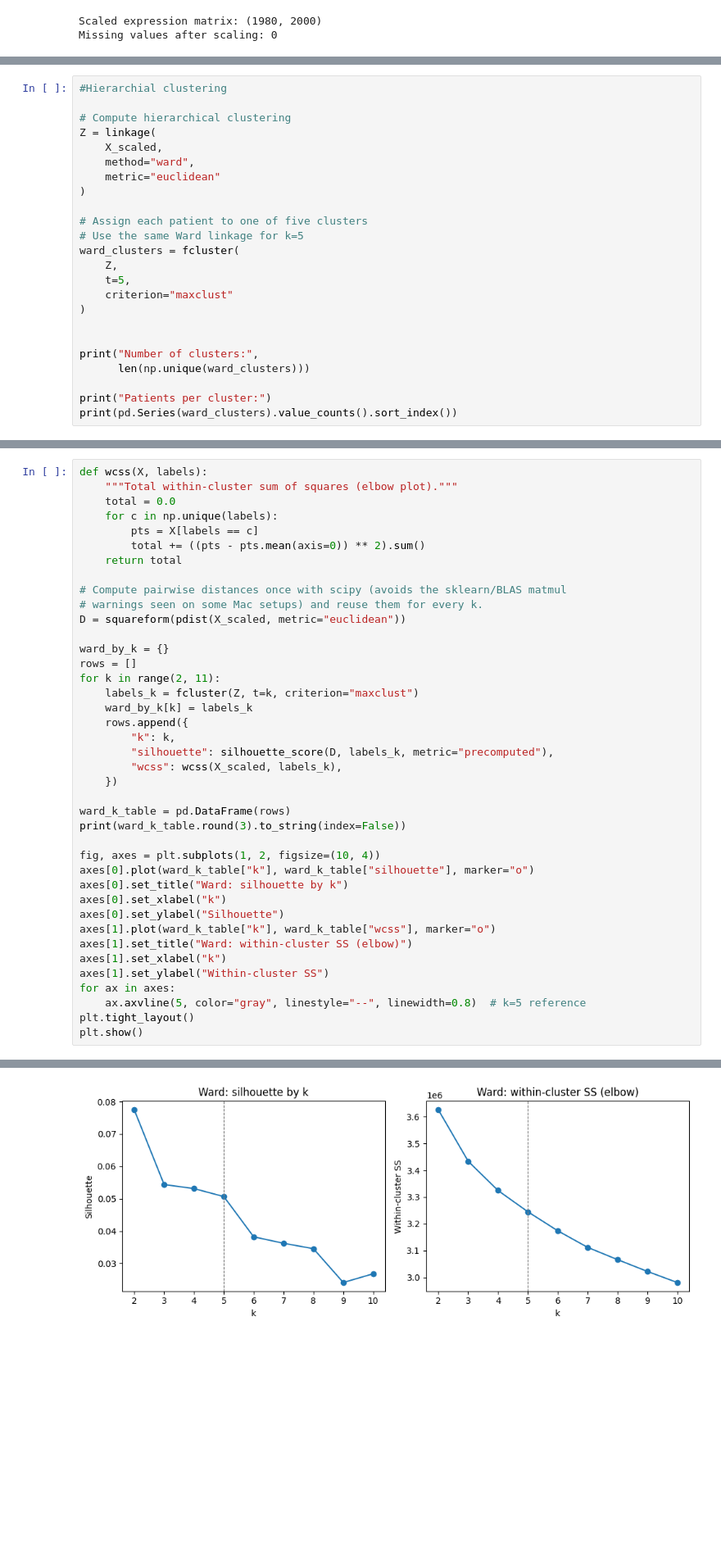
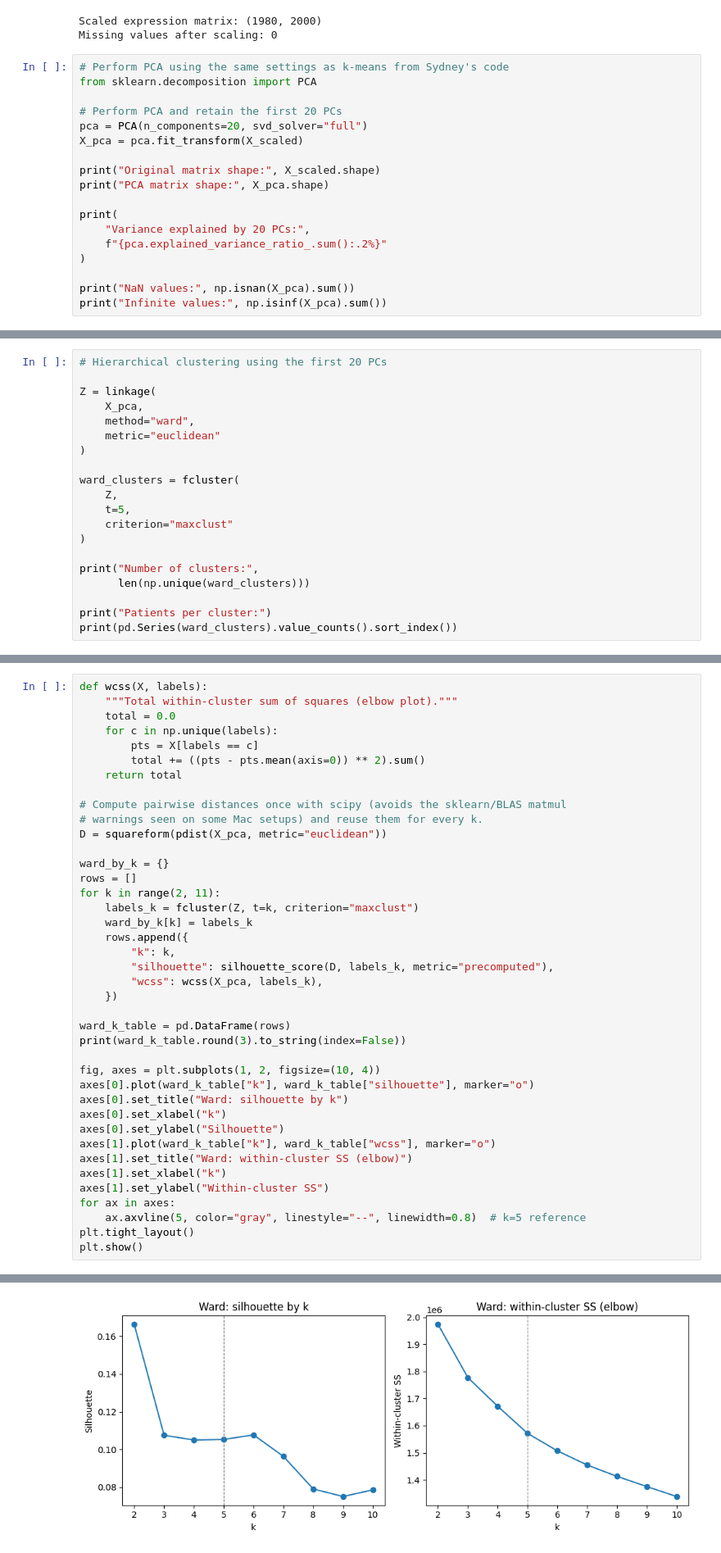
Before and after one commit to yang05051/biostat_707_final, a Jupyter notebook: Ward Clustering and comparison to PAM50.ipynb, the cells around one changed output, grey strips where cells are left out. Shown at 82% size. Saved outputs shown, nothing was run; the diff lists cells and outputs as text; blank space fills up the shorter version.

Commit message:
Add files via upload
Updated Ward clustering with PCA

```diff
--- a/Ward Clustering and comparison to PAM50.ipynb
+++ b/Ward Clustering and comparison to PAM50.ipynb
@@ -378,3 +379,21 @@ print("Missing values after scaling:", np.isnan(X_scaled).sum())
 # %% [output]
 Scaled expression matrix: (1980, 2000)
 Missing values after scaling: 0
+# %%
+# Perform PCA using the same settings as k-means from Sydney's code
+from sklearn.decomposition import PCA
+
+# Perform PCA and retain the first 20 PCs
+pca = PCA(n_components=20, svd_solver="full")
+X_pca = pca.fit_transform(X_scaled)
+
+print("Original matrix shape:", X_scaled.shape)
+print("PCA matrix shape:", X_pca.shape)
+
+print(
+    "Variance explained by 20 PCs:",
+    f"{pca.explained_variance_ratio_.sum():.2%}"
+)
+
+print("NaN values:", np.isnan(X_pca).sum())
+print("Infinite values:", np.isinf(X_pca).sum())
@@ -381,22 +406,18 @@ Missing values after scaling: 0
 # %%
-#Hierarchial clustering
+# Hierarchical clustering using the first 20 PCs
 
-# Compute hierarchical clustering
 Z = linkage(
-    X_scaled,
+    X_pca,
     method="ward",
     metric="euclidean"
 )
 
-# Assign each patient to one of five clusters
-# Use the same Ward linkage for k=5
 ward_clusters = fcluster(
     Z,
     t=5,
     criterion="maxclust"
 )
 
-
 print("Number of clusters:",
       len(np.unique(ward_clusters)))
 
@@ -422,7 +443,7 @@ def wcss(X, labels):
 
 # Compute pairwise distances once with scipy (avoids the sklearn/BLAS matmul
 # warnings seen on some Mac setups) and reuse them for every k.
-D = squareform(pdist(X_scaled, metric="euclidean"))
+D = squareform(pdist(X_pca, metric="euclidean"))
 
 ward_by_k = {}
 rows = []
@@ -432,7 +453,7 @@ for k in range(2, 11):
     rows.append({
         "k": k,
         "silhouette": silhouette_score(D, labels_k, metric="precomputed"),
-        "wcss": wcss(X_scaled, labels_k),
+        "wcss": wcss(X_pca, labels_k),
     })
 
 ward_k_table = pd.DataFrame(rows)
@@ -465,4 +486,4 @@ plt.show()
-[figure, old version]
+[figure, new version]
 # %%
 #Dendrogram
 
```
Also changed, not shown: parts of 7 cells of this notebook.
